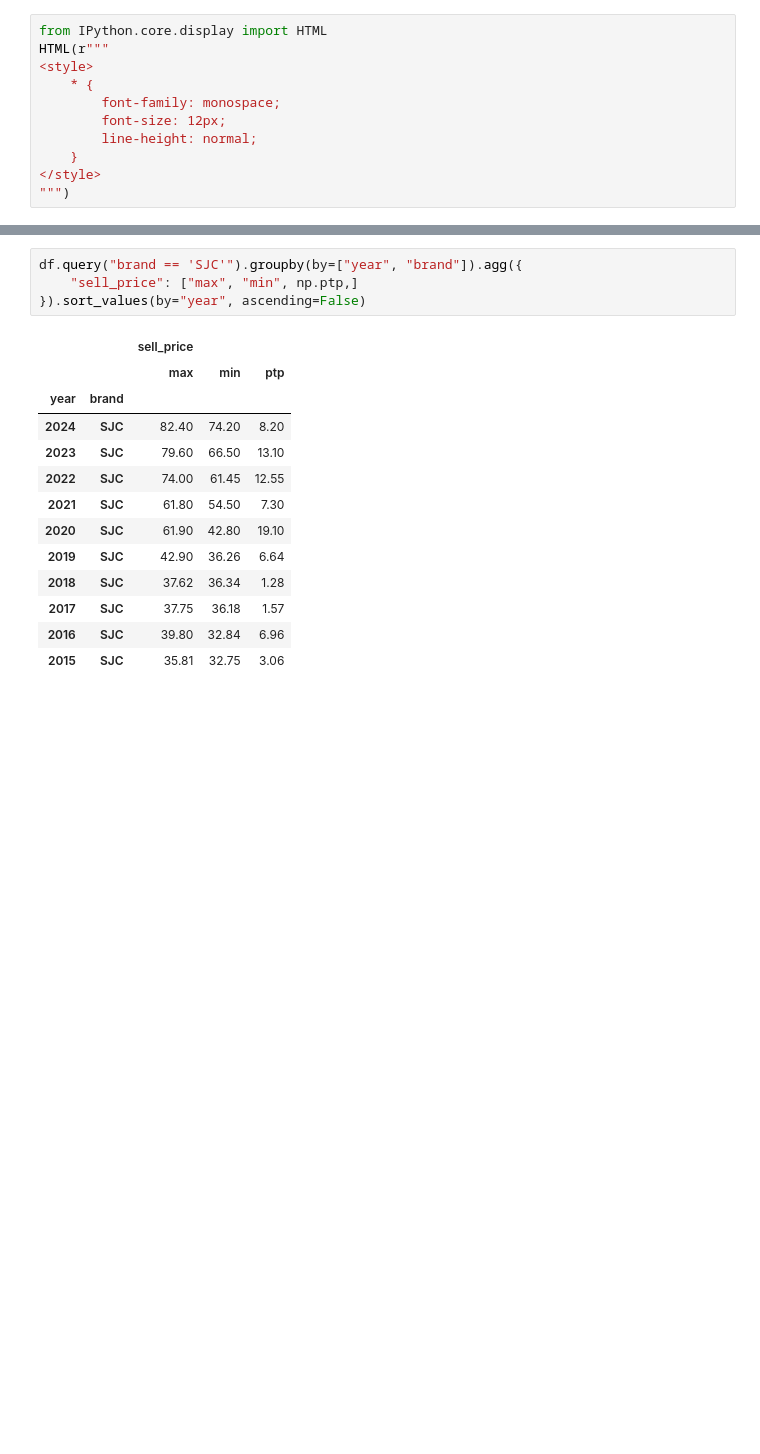
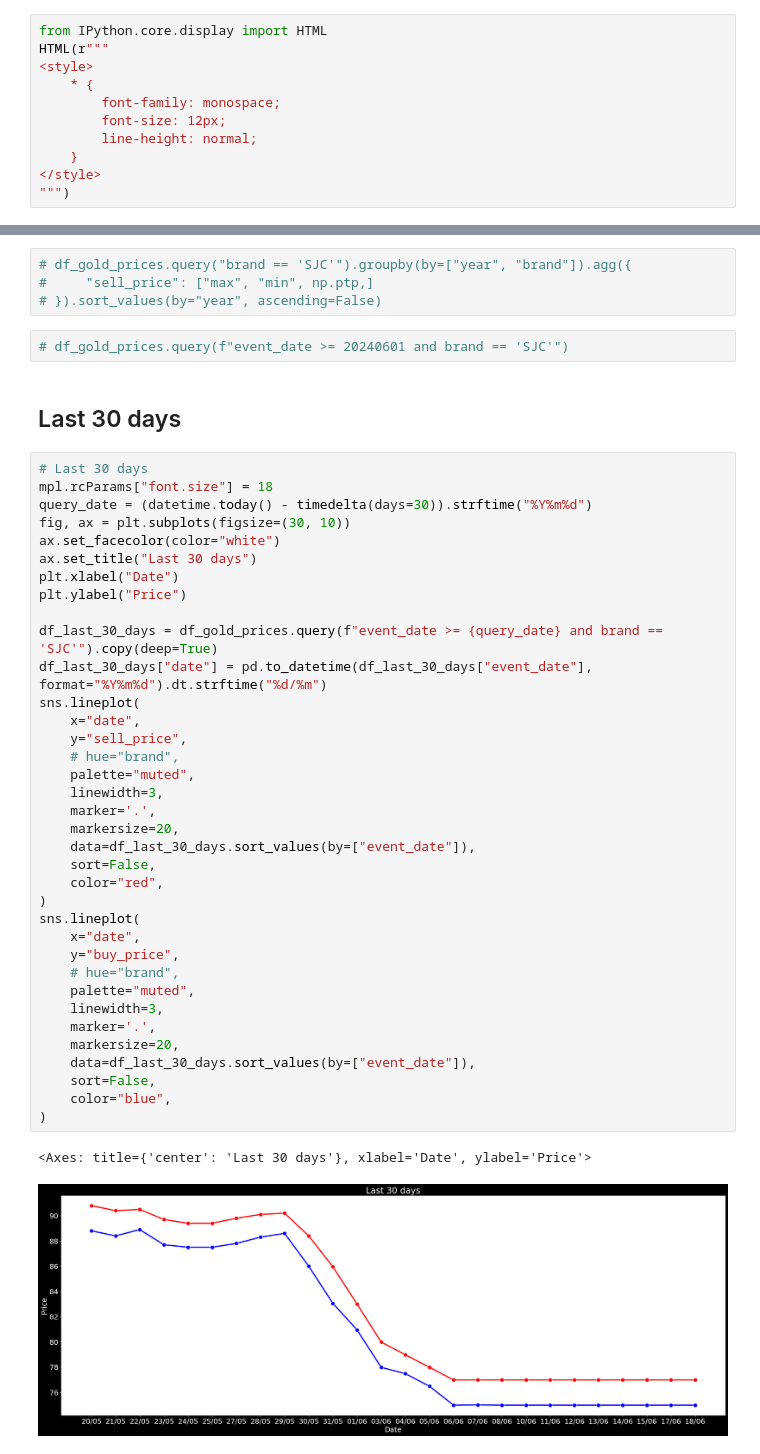
Before and after one commit to HungNguyen501/Python-Core, a Jupyter notebook: src/web_crawler/gold_prices.ipynb, the cells around one changed output, grey strips where cells are left out. Drawn from its saved outputs; the diff is of its cells as text; blank space fills up the shorter version.

```diff
--- a/src/web_crawler/gold_prices.ipynb
+++ b/src/web_crawler/gold_prices.ipynb
@@ -211,18 +196,47 @@ print(
 # %%
-df.query("brand == 'SJC'").groupby(by=["year", "brand"]).agg({
-    "sell_price": ["max", "min", np.ptp,]
-}).sort_values(by="year", ascending=False)
+# df_gold_prices.query("brand == 'SJC'").groupby(by=["year", "brand"]).agg({
+#     "sell_price": ["max", "min", np.ptp,]
+# }).sort_values(by="year", ascending=False)
-# %% [output]
-|  |  | sell_price |  |  |
-|  |  | max | min | ptp |
-| year | brand |  |  |  |
-| 2024 | SJC | 82.40 | 74.20 | 8.20 |
-| 2023 | SJC | 79.60 | 66.50 | 13.10 |
-| 2022 | SJC | 74.00 | 61.45 | 12.55 |
-| 2021 | SJC | 61.80 | 54.50 | 7.30 |
-| 2020 | SJC | 61.90 | 42.80 | 19.10 |
-| 2019 | SJC | 42.90 | 36.26 | 6.64 |
-| 2018 | SJC | 37.62 | 36.34 | 1.28 |
-| 2017 | SJC | 37.75 | 36.18 | 1.57 |
-| 2016 | SJC | 39.80 | 32.84 | 6.96 |
-| 2015 | SJC | 35.81 | 32.75 | 3.06 |
+# %%
+# df_gold_prices.query(f"event_date >= 20240601 and brand == 'SJC'")
+# %% [markdown]
+## Last 30 days
+# %%
+# Last 30 days
+mpl.rcParams["font.size"] = 18
+query_date = (datetime.today() - timedelta(days=30)).strftime("%Y%m%d")
+fig, ax = plt.subplots(figsize=(30, 10))
+ax.set_facecolor(color="white")
+ax.set_title("Last 30 days")
+plt.xlabel("Date")
+plt.ylabel("Price")
+
+df_last_30_days = df_gold_prices.query(f"event_date >= {query_date} and brand == 'SJC'").copy(deep=True)
+df_last_30_days["date"] = pd.to_datetime(df_last_30_days["event_date"], format="%Y%m%d").dt.strftime("%d/%m")
+sns.lineplot(
+    x="date",
+    y="sell_price",
+    # hue="brand",
+    palette="muted",
+    linewidth=3,
+    marker='.',
+    markersize=20,
+    data=df_last_30_days.sort_values(by=["event_date"]),
+    sort=False,
+    color="red",
+)
+sns.lineplot(
+    x="date",
+    y="buy_price",
+    # hue="brand",
+    palette="muted",
+    linewidth=3,
+    marker='.',
+    markersize=20,
+    data=df_last_30_days.sort_values(by=["event_date"]),
+    sort=False,
+    color="blue",
+)
+# %% [output]
+<Axes: title={'center': 'Last 30 days'}, xlabel='Date', ylabel='Price'>
+[figure, added]
```
Also changed, not shown: parts of 32 cells of this notebook, 14 other files.
